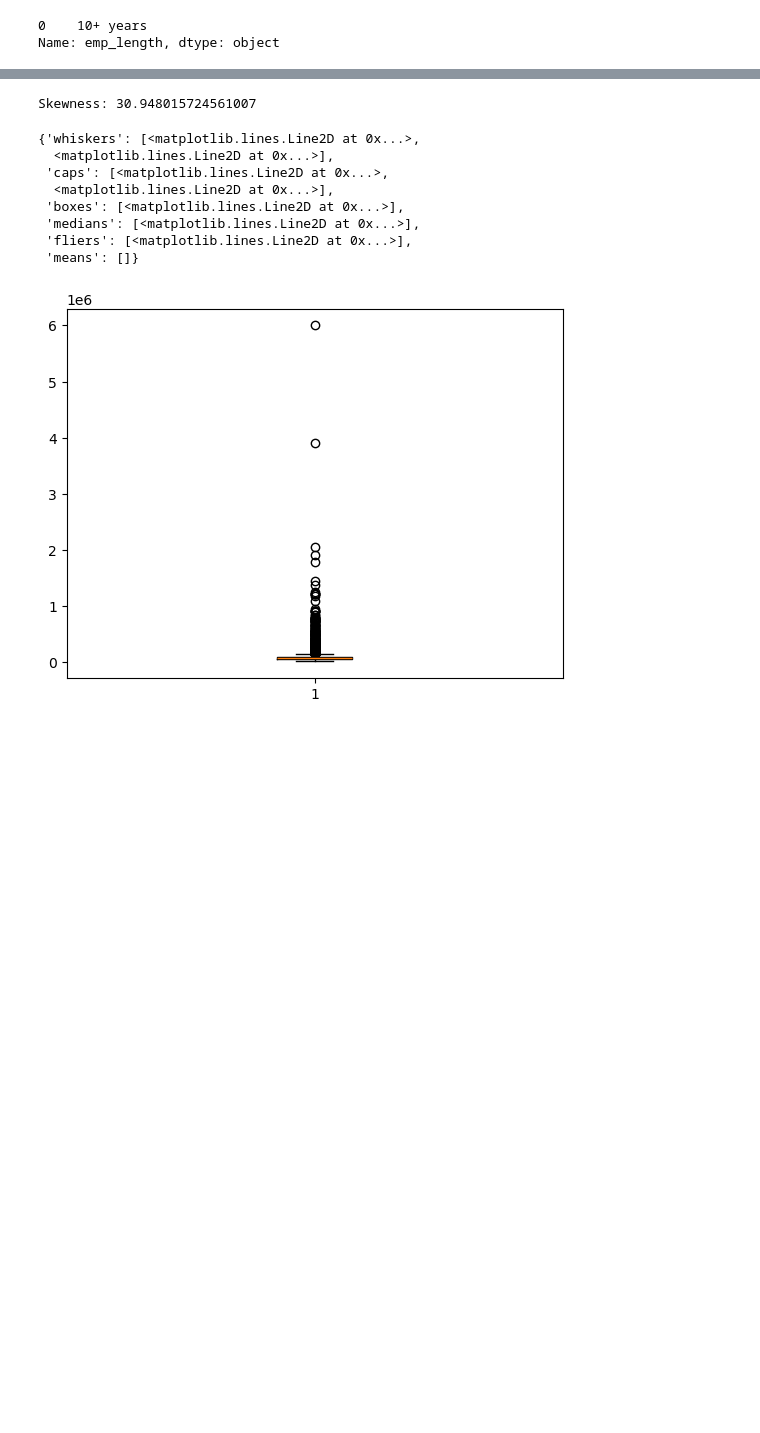
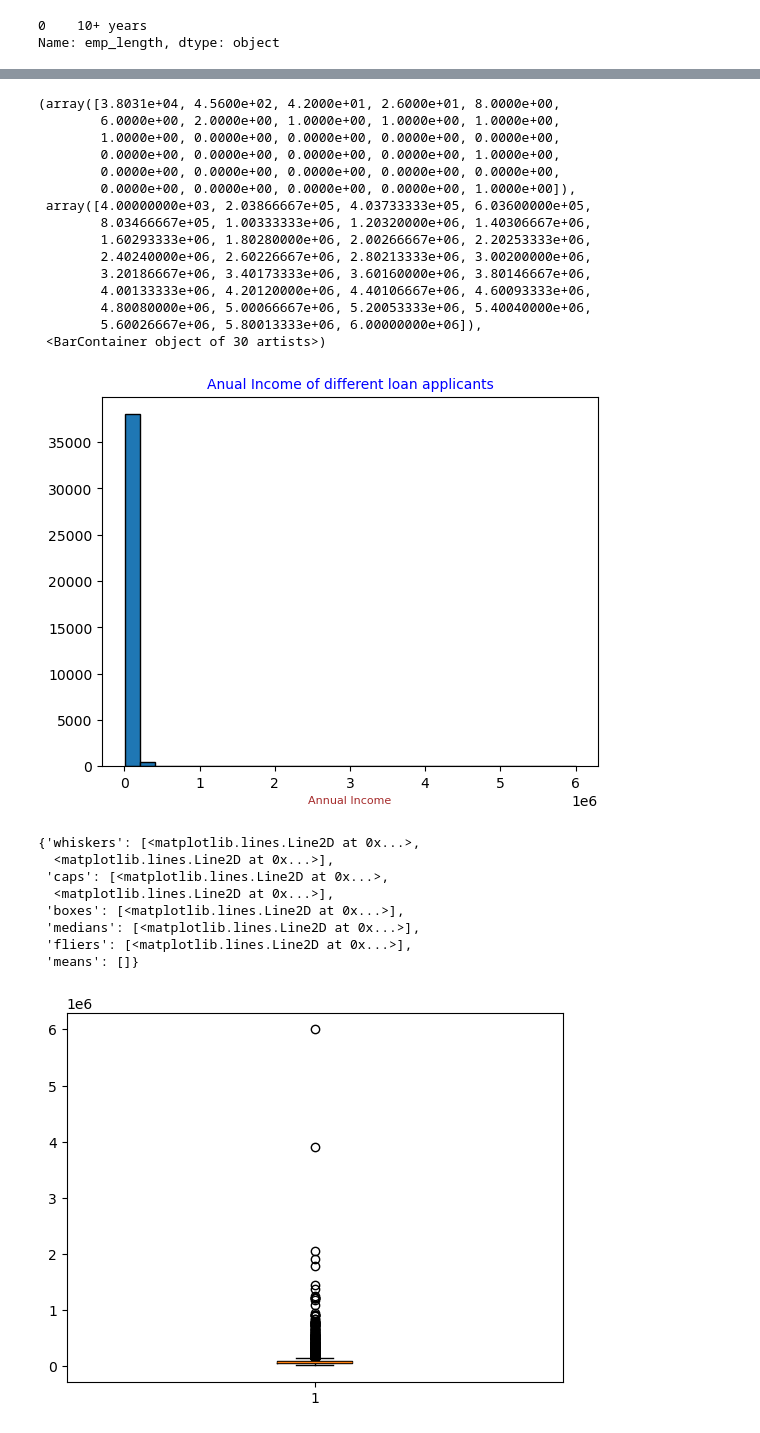
Before and after one commit to Harsh123Sargur/lending_club_case_study, a Jupyter notebook: Harshitha.ipynb, the cells around one changed output, grey strips where cells are left out. Drawn from its saved outputs; the diff is of its cells as text; code cells hidden in the pictures; blank space fills up the shorter version.

```diff
--- a/Harshitha.ipynb
+++ b/Harshitha.ipynb
@@ -206,3 +216,3 @@ data['revol_util'].median()
 # %%
 #Imputing the null values
-data['revol_util'] = data['revol_util'].apply(lambda x : 49.3 if pd.isnull(x) else x )
+data['revol_util'] = data['revol_util'].apply(lambda x : 49.1 if pd.isnull(x) else x )
@@ -221,7 +233,7 @@ max          2.000000
 Name: pub_rec_bankruptcies, dtype: float64
 # %%
 #Imputing with the mean value obtained above
-data['pub_rec_bankruptcies'] = data['pub_rec_bankruptcies'].apply(lambda x : '0.043260' if pd.isnull(x) else x )
+data['pub_rec_bankruptcies'] = data['pub_rec_bankruptcies'].apply(lambda x : '0.043479' if pd.isnull(x) else x )
 # %%
 #removing % character in intrest_rate column
 data['int_rate'].describe()
@@ -239,12 +275,27 @@ min      4.000000e+03
 max      6.000000e+06
 Name: annual_inc, dtype: float64
-# %%
-#Trying to understand anual imcome skewness
-from scipy.stats import skew
-skewness = skew(data['annual_inc'])
-print(f"Skewness: {skewness}")
-# %% [output]
-Skewness: 30.948015724561007
+# %%
+#visualising skewness for anual income
+plt.title("Anual Income of different loan applicants", fontdict={'fontsize': 10, 'fontweight' : 5, 'color' : 'blue'})
+plt.xlabel("Annual Income", fontdict={'fontsize': 8, 'fontweight' : 5, 'color' : 'Brown'})
+plt.hist(data['annual_inc'], bins=30, edgecolor='black')
+# %% [output]
+(array([3.8031e+04, 4.5600e+02, 4.2000e+01, 2.6000e+01, 8.0000e+00,
+        6.0000e+00, 2.0000e+00, 1.0000e+00, 1.0000e+00, 1.0000e+00,
+        1.0000e+00, 0.0000e+00, 0.0000e+00, 0.0000e+00, 0.0000e+00,
+        0.0000e+00, 0.0000e+00, 0.0000e+00, 0.0000e+00, 1.0000e+00,
+        0.0000e+00, 0.0000e+00, 0.0000e+00, 0.0000e+00, 0.0000e+00,
+        0.0000e+00, 0.0000e+00, 0.0000e+00, 0.0000e+00, 1.0000e+00]),
+ array([4.00000000e+03, 2.03866667e+05, 4.03733333e+05, 6.03600000e+05,
+        8.03466667e+05, 1.00333333e+06, 1.20320000e+06, 1.40306667e+06,
+        1.60293333e+06, 1.80280000e+06, 2.00266667e+06, 2.20253333e+06,
+        2.40240000e+06, 2.60226667e+06, 2.80213333e+06, 3.00200000e+06,
+        3.20186667e+06, 3.40173333e+06, 3.60160000e+06, 3.80146667e+06,
+        4.00133333e+06, 4.20120000e+06, 4.40106667e+06, 4.60093333e+06,
+        4.80080000e+06, 5.00066667e+06, 5.20053333e+06, 5.40040000e+06,
+        5.60026667e+06, 5.80013333e+06, 6.00000000e+06]),
+ <BarContainer object of 30 artists>)
+[figure, added]
 # %%
 #As its highly right skewed understanding outliners with box polt
 plt.boxplot(data=data, x='annual_inc')
```
Also changed, not shown: parts of 60 cells of this notebook.
